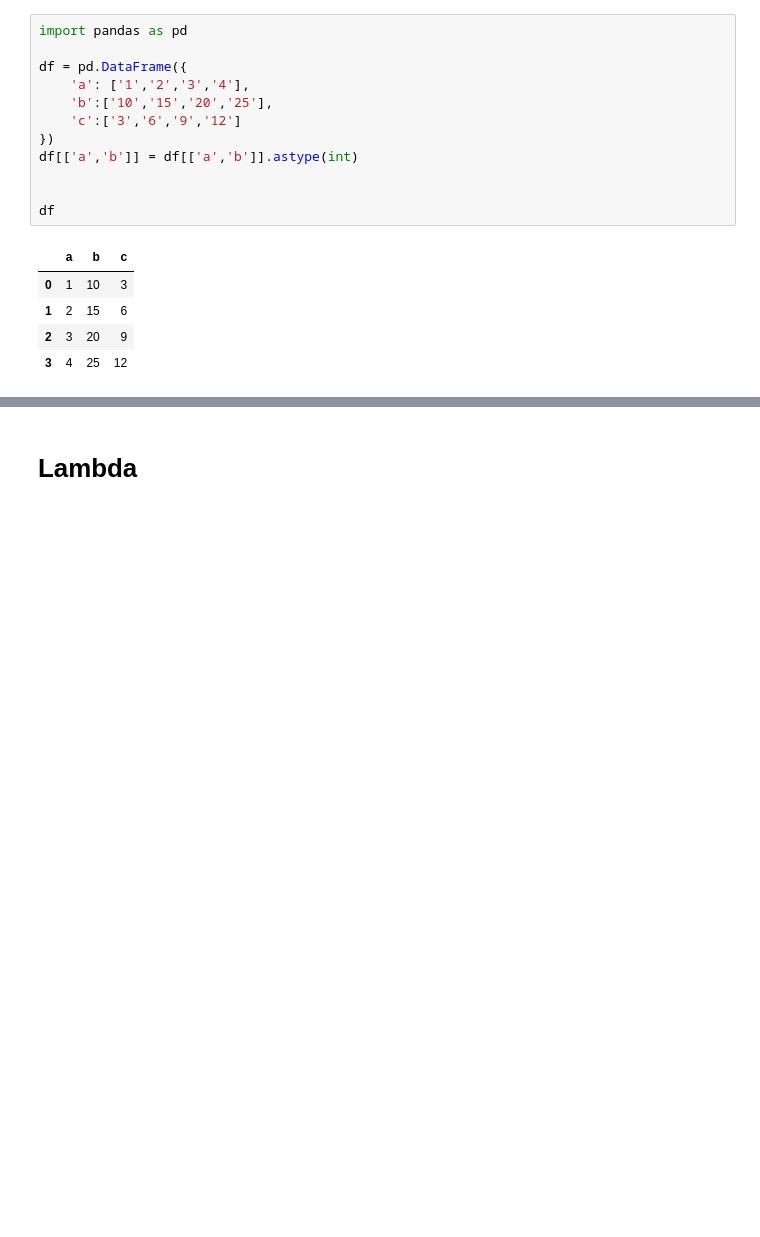
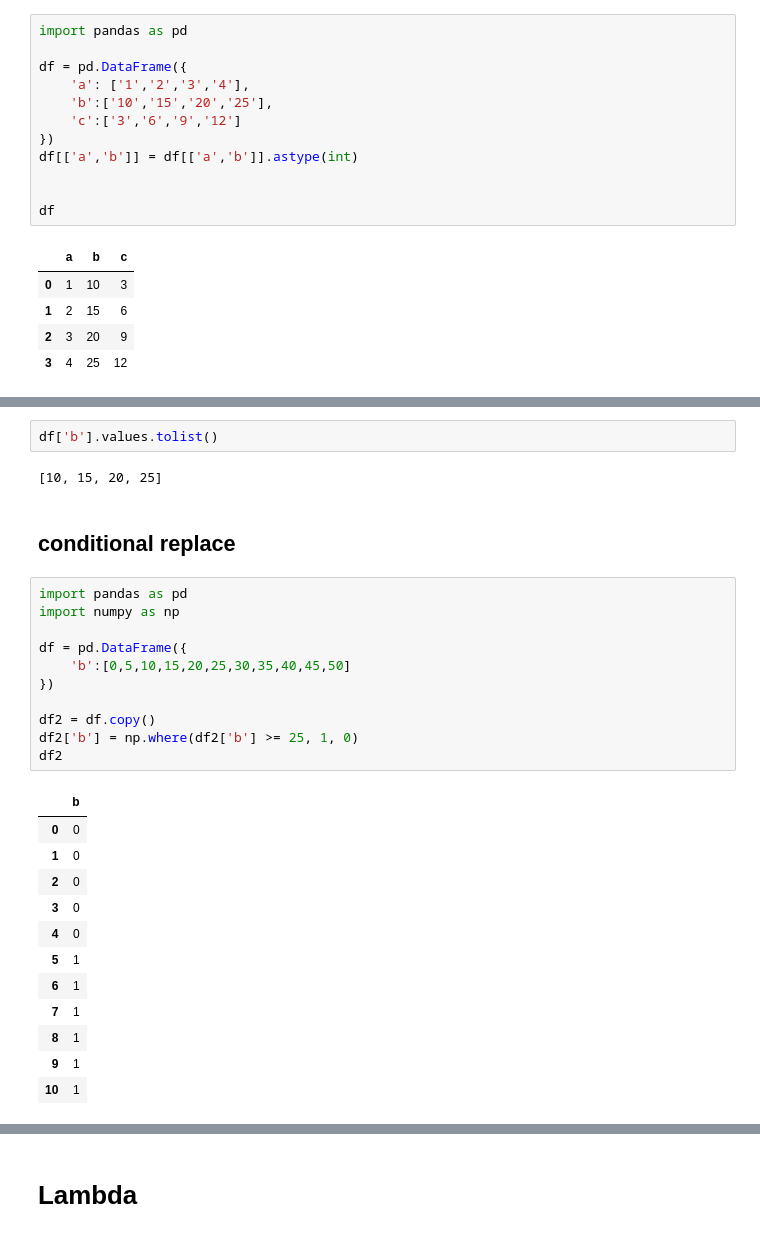
Before and after one commit to EvgeniiZorin/Handbook_Statistics-Probability-and-ML, a Jupyter notebook: _Pandas.ipynb, the cells around one changed output, grey strips where cells are left out. Saved outputs shown, nothing was run; the diff lists cells and outputs as text; blank space fills up the shorter version.

```diff
--- a/_Pandas.ipynb
+++ b/_Pandas.ipynb
@@ -845,0 +882,30 @@ df.sort_index()
+# %%
+df['b'].values.tolist()
+# %% [output]
+[10, 15, 20, 25]
+# %% [markdown]
+## conditional replace
+# %%
+import pandas as pd
+import numpy as np
+
+df = pd.DataFrame({
+    'b':[0,5,10,15,20,25,30,35,40,45,50]
+})
+
+df2 = df.copy()
+df2['b'] = np.where(df2['b'] >= 25, 1, 0)
+df2
+# %% [output]
+|  | b |
+| 0 | 0 |
+| 1 | 0 |
+| 2 | 0 |
+| 3 | 0 |
+| 4 | 0 |
+| 5 | 1 |
+| 6 | 1 |
+| 7 | 1 |
+| 8 | 1 |
+| 9 | 1 |
+| 10 | 1 |
```
Also changed, not shown: parts of 12 cells of this notebook, 1 other file.
